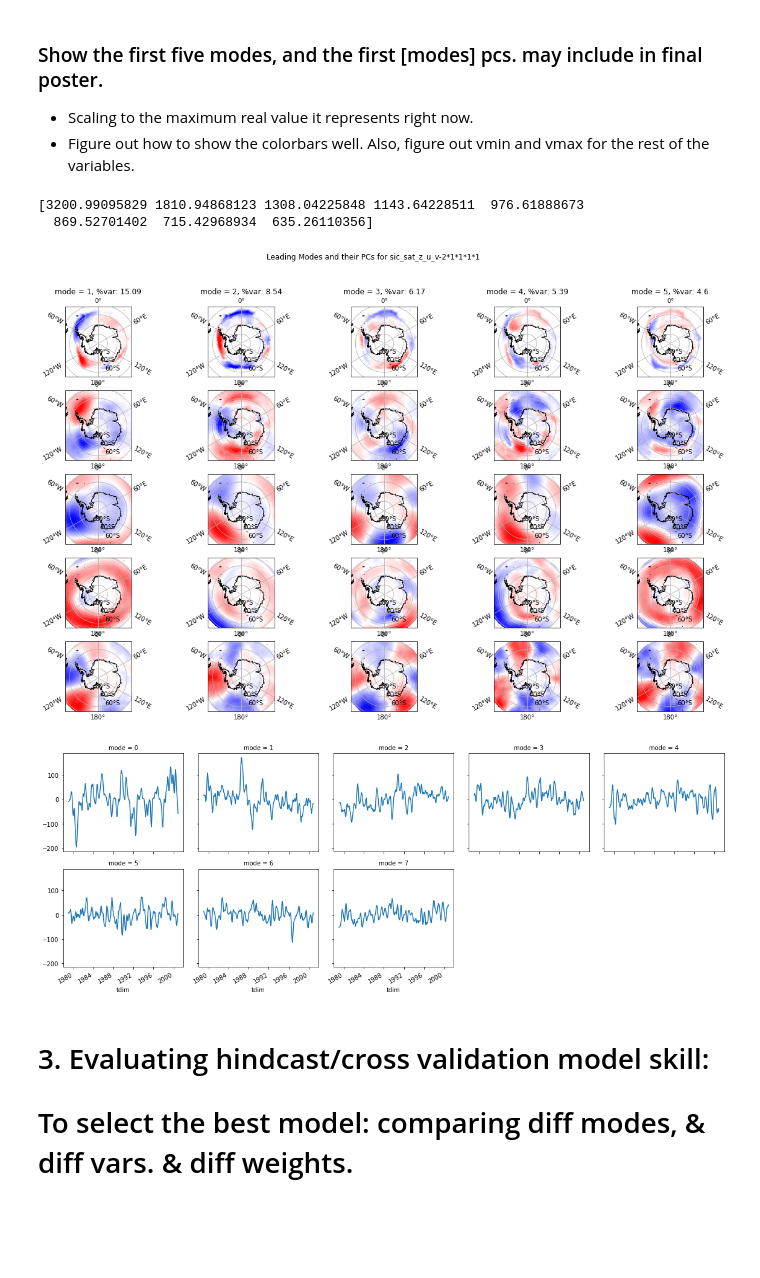
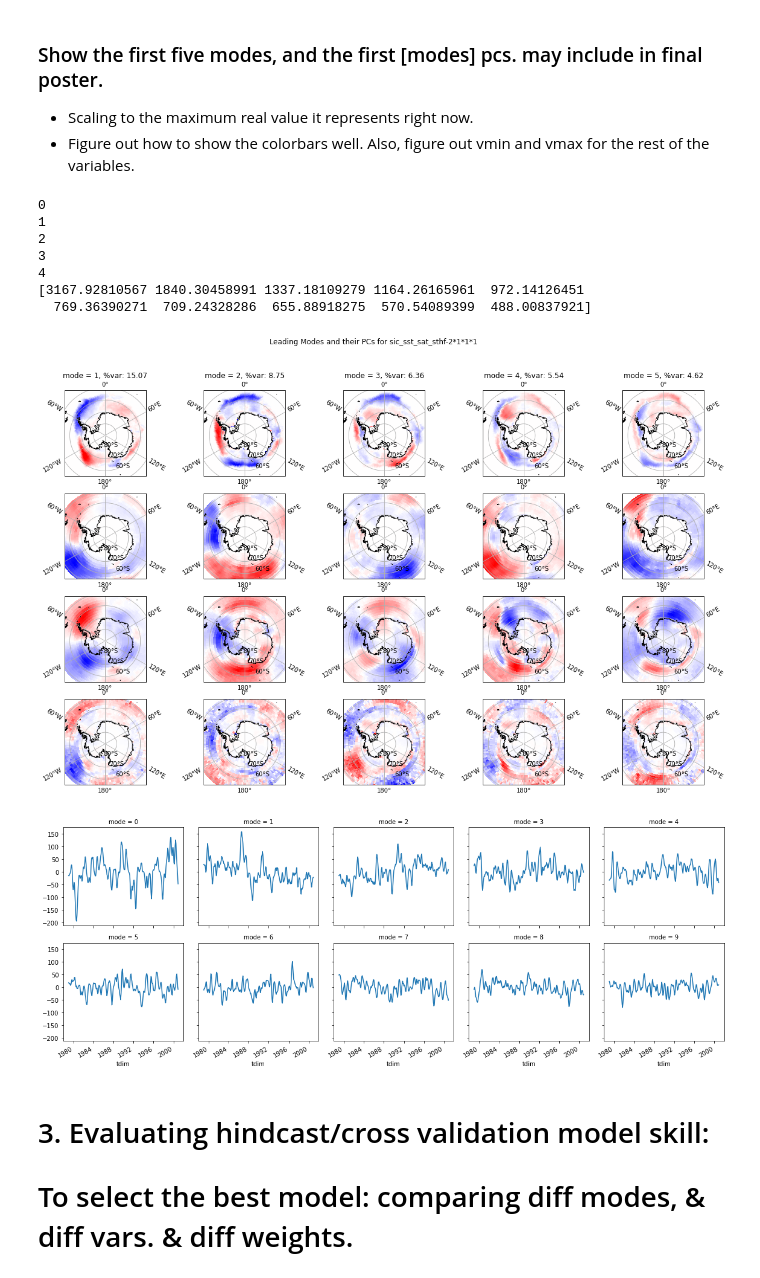
Before and after one commit to bernardw11/seaice_forecasts, a Jupyter notebook: remake_old_model/meof_hcast_cross_og.ipynb, the cells around one changed output. Drawn from its saved outputs; the diff is of its cells as text; code cells hidden in the pictures; blank space fills up the shorter version.

```diff
--- a/remake_old_model/meof_hcast_cross_og.ipynb
+++ b/remake_old_model/meof_hcast_cross_og.ipynb
@@ -196,7 +196,7 @@ def setup_model(indices):
 ### HERE: Change the indices, corresponding to the variables you want to include in the model.
 # %%
 # reminder: var_names = ['sic', 'sst', 'sat', 'z', 'u', 'v', 'sthf']
-indices = [0, 2, 3, 4, 5] # our best one we think: 0, 1, 2, 6
+indices = [0, 1, 2, 6] # our best one we think: 0, 1, 2, 6
 #indices = [0, 1, 2]
 model_vars, model_wgts, f_name = setup_model(indices)
 nv = len(indices)
@@ -207,7 +207,7 @@ sic_sat_z_u_v-2*1*1*1*1
 ### Run the MEOF solver, and hindcast/cross validation model building fortran code.
 # %%
 # We think modes 9-12 are pretty good. Stick w 9 maybe, for final model.
-for modes in range(8,9):
+for modes in range(10,11):
     # Give the output a full file name in the format:
     # variables_separated_by_underscores - weights*separated*by*astericks - #ofmodes
     complete_fname = f_name+'-'+ str(modes) + '.nc'
@@ -371,41 +371,47 @@ Done!
 - Figure out how to show the colorbars well. Also, figure out vmin and vmax for the rest of the variables.
 # %%
 # I can't rly figure out how to scale each mode to the max real value it represents.
+pc = ccrs.PlateCarree()
 
 fig = plt.figure(figsize=(20,12))
 for mode in range(min(5,modes)):
     # SIC EOFs
     ax = plt.subplot(len(indices), 5, mode + 1, projection=sp)
     sic_mode = sic_eofs[mode]*pcs.sel(mode=mode).max()*var_scaling[0]
 
     im = sic_mode.plot(transform=pc, vmin=-.3, vmax=.3, cmap = 'bwr', add_colorbar=False)
     ax.coastlines()
     ax.gridlines(draw_labels=True)
     ax.set_extent([-3950000., 3950000., 4350000., -3950000.], crs=sp)
     ax.set_title('mode = ' + str(mode+1) + ', %var: ' + str(round(np_eigs[mode]/sum_eigs * 100, 2)))
 
 
     #OTHER VAR EOFS: all_vars_eofs[i+1] for i in range(nvars)
     for i in range(nvars):
         ax = plt.subplot(len(indices), 5, mode + 1 + 5*(i+1), projection=sp)
         vars_mode = all_vars_eofs[i + 1][mode]*pcs.sel(mode=mode).max()/stds[1]*var_scaling[indices[i+1]]
 
         im = vars_mode.plot(transform=pc, cmap = 'bwr', add_colorbar=False)
         ax.coastlines()
         ax.gridlines(draw_labels=True)
         ax.set_extent([-3950000., 3950000., 4350000., -3950000.], crs=sp)
         ax.set_title('')
 plt.suptitle('Leading Modes and their PCs for ' + f_name)
 
 # Plot corresponding PCs
 if modes > 1:
     pcs.plot(x='tdim',col='mode',col_wrap=min(5, modes));
 print(solver.eigenvalues(neigs=modes))
 # %% [output]
-[3200.99095829 1810.94868123 1308.04225848 1143.64228511  976.61888673
-  869.52701402  715.42968934  635.26110356]
+0
+1
+2
+3
+4
+[3167.92810567 1840.30458991 1337.18109279 1164.26165961  972.14126451
+  769.36390271  709.24328286  655.88918275  570.54089399  488.00837921]
-[figure, old version]
+[figure, new version]
-[figure, old version]
+[figure, new version]
 # %% [markdown]
 # 3. Evaluating hindcast/cross validation model skill:
 # To select the best model: comparing diff modes, & diff vars. & diff weights.
```
Also changed, not shown: parts of 4 cells of this notebook, 6 other files.
